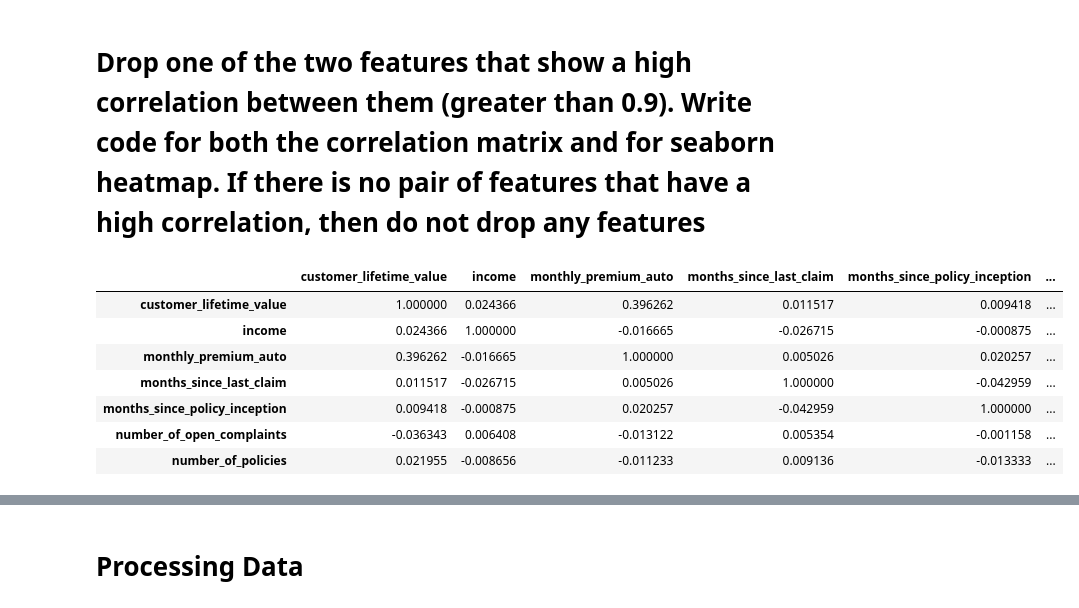
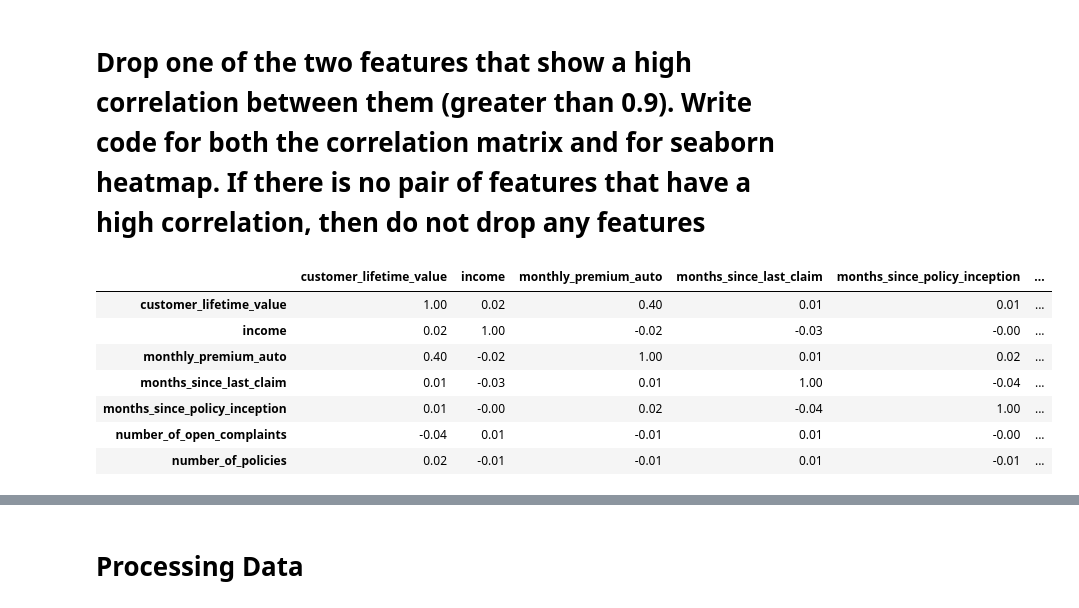
Before and after one commit to natnaelfe/lab-customer-analysis-round-5, a Jupyter notebook: files_for_lab/csv_files/Week 2 Unit 2 Lab 5.ipynb, the cells around one changed output, grey strips where cells are left out. Cells and saved outputs as stored; diff of their text form; code cells hidden in the pictures.

```diff
--- a/files_for_lab/csv_files/Week 2 Unit 2 Lab 5.ipynb
+++ b/files_for_lab/csv_files/Week 2 Unit 2 Lab 5.ipynb
@@ -140,5 +197,5 @@ Do the distributions for different numerical variables look like a normal distri
 # %% [markdown]
 # For the numerical variables, check the multicollinearity between the features. Please note that we will use the column total_claim_amount later as the target variable.
 # %%
-numericals_y = data['total_claim_amount']
-numericals_x = data.drop(['total_claim_amount'], axis=1) #Splitting data (X-y Split)
+y = numericals['total_claim_amount']
+X = numericals.drop(['total_claim_amount'], axis=1) #Splitting data (X-y Split)
@@ -145,5 +218,6 @@ numericals_x = data.drop(['total_claim_amount'], axis=1) #Splitting data (X-y Sp
 # %%
-corr = numericals_x.corr()
+corr = X.corr()
+corr = round(corr,2)
 corr
 # %% [output]
 |  | customer_lifetime_value | income | monthly_premium_auto | months_since_last_claim | months_since_policy_inception | ... |
@@ -157,16 +231,15 @@ corr
 # %% [markdown]
 # Drop one of the two features that show a high correlation between them (greater than 0.9). Write code for both the correlation matrix and for seaborn heatmap. If there is no pair of features that have a high correlation, then do not drop any features
 # %%
-numericals_x.corr(method='spearman')
-corr_data = numericals_x.select_dtypes([np.number])
-correlations_matrix = corr_data.corr()  # method='spearman'
-correlations_matrix
+X.corr(method='spearman')
+corr_data = X.select_dtypes([np.number])
+corr
 # %% [output]
 |  | customer_lifetime_value | income | monthly_premium_auto | months_since_last_claim | months_since_policy_inception | ... |
-| customer_lifetime_value | 1.000000 | 0.024366 | 0.396262 | 0.011517 | 0.009418 | ... |
-| income | 0.024366 | 1.000000 | -0.016665 | -0.026715 | -0.000875 | ... |
-| monthly_premium_auto | 0.396262 | -0.016665 | 1.000000 | 0.005026 | 0.020257 | ... |
-| months_since_last_claim | 0.011517 | -0.026715 | 0.005026 | 1.000000 | -0.042959 | ... |
-| months_since_policy_inception | 0.009418 | -0.000875 | 0.020257 | -0.042959 | 1.000000 | ... |
-| number_of_open_complaints | -0.036343 | 0.006408 | -0.013122 | 0.005354 | -0.001158 | ... |
-| number_of_policies | 0.021955 | -0.008656 | -0.011233 | 0.009136 | -0.013333 | ... |
+| customer_lifetime_value | 1.00 | 0.02 | 0.40 | 0.01 | 0.01 | ... |
+| income | 0.02 | 1.00 | -0.02 | -0.03 | -0.00 | ... |
+| monthly_premium_auto | 0.40 | -0.02 | 1.00 | 0.01 | 0.02 | ... |
+| months_since_last_claim | 0.01 | -0.03 | 0.01 | 1.00 | -0.04 | ... |
+| months_since_policy_inception | 0.01 | -0.00 | 0.02 | -0.04 | 1.00 | ... |
+| number_of_open_complaints | -0.04 | 0.01 | -0.01 | 0.01 | -0.00 | ... |
+| number_of_policies | 0.02 | -0.01 | -0.01 | 0.01 | -0.01 | ... |
```
Also changed, not shown: parts of 25 cells of this notebook.
